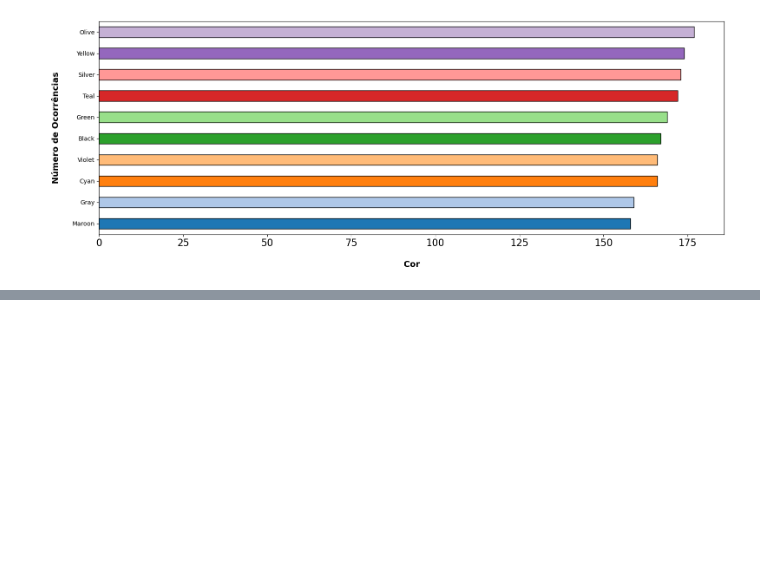
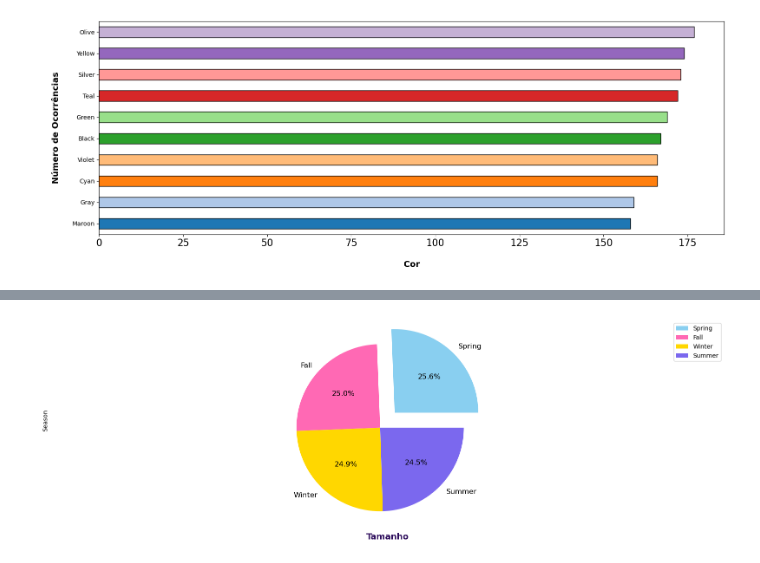
Before and after one commit to GaboRamalho/Data-Science, a Jupyter notebook: First Exam/avaliacao.ipynb, the cells around one changed output, grey strips where cells are left out. Saved outputs shown, nothing was run; the diff lists cells and outputs as text; code cells hidden in the pictures; blank space fills up the shorter version.

```diff
--- a/First Exam/avaliacao.ipynb
+++ b/First Exam/avaliacao.ipynb
@@ -291,0 +329,26 @@ plt.show()
+# %%
+# Cria uma figura com o tamanho especificado
+plt.figure(figsize=(20, 6))
+
+# Obtém a contagem das estações do ano
+counts = df["Season"].value_counts()
+
+# Define a explosão (explode) para o gráfico de pizza (pie chart)
+explode = (0.25, 0, 0, 0)
+
+# Plota o gráfico de pizza (pie chart) com as configurações especificadas
+counts.plot(kind ='pie', fontsize=12, colors = cores, explode = explode, autopct = '%1.1f%%')
+
+# Define o rótulo do eixo x como "Tamanho" (Size)
+plt.xlabel('Tamanho', weight="bold", color="#2F0F5D", fontsize=14, labelpad=20)
+
+# Define o aspecto igual para garantir que o gráfico de pizza seja circular
+plt.axis('equal')
+
+# Adiciona uma legenda com os rótulos das estações do ano
+plt.legend(labels=counts.index, loc="best")
+
+# Exibe o gráfico
+plt.show()
+# %% [output]
+[figure, added]
```
Also changed, not shown: parts of 7 cells of this notebook, 1 other file.
